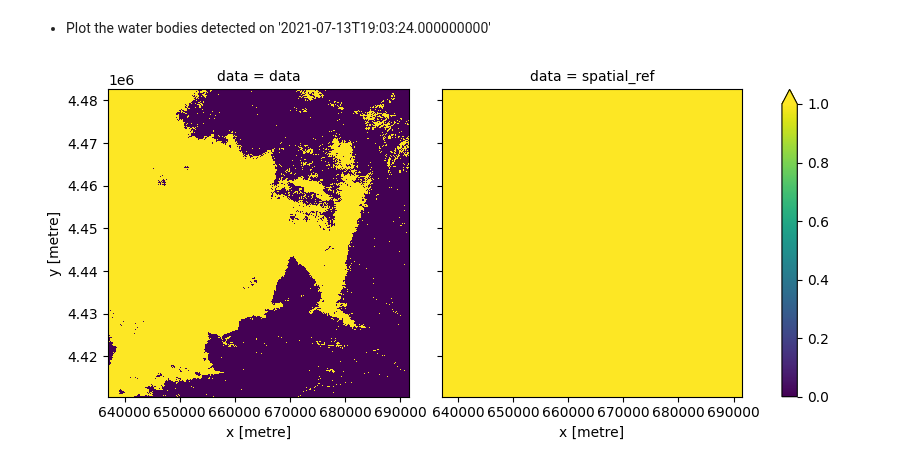
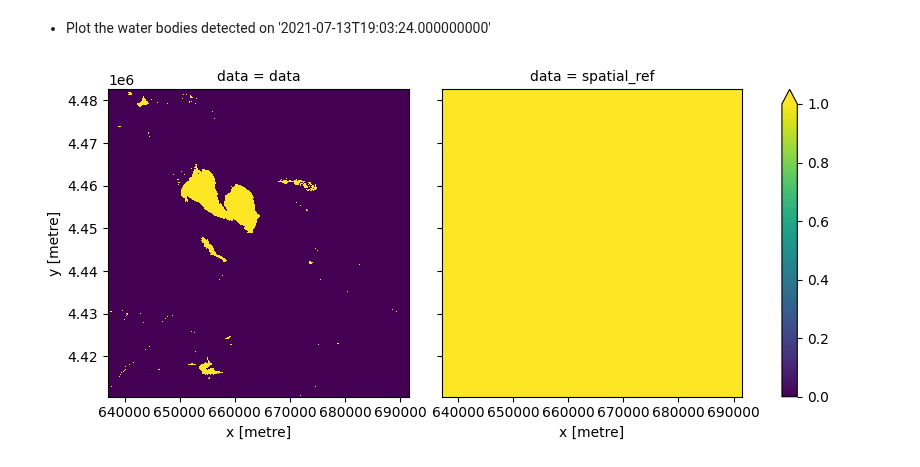
Before and after one commit to eoap/zarr-cloud-native-format, a Jupyter notebook: docs/exploitation.ipynb, the cells around one changed output. Drawn from its saved outputs; the diff is of its cells as text; code cells hidden in the pictures.

```diff
--- a/docs/exploitation.ipynb
+++ b/docs/exploitation.ipynb
@@ -250,14 +276,14 @@ array(['2021-07-18T19:03:25.940000000', '2021-07-23T19:03:24.661000000',
 * Plot the water bodies detected on '2021-07-13T19:03:24.000000000'
 # %%
 _ = (
-    water_bodies.isel(time=3)
+    water_bodies.isel(time=1)
     .to_array("data")
     .plot.imshow(
         col="data",
         size=4,
         vmin=0,
         vmax=1,
     )
 )
 # %% [output]
-[figure, old version]
+[figure, new version]
```
Also changed, not shown: parts of 8 cells of this notebook, 13 other files.
